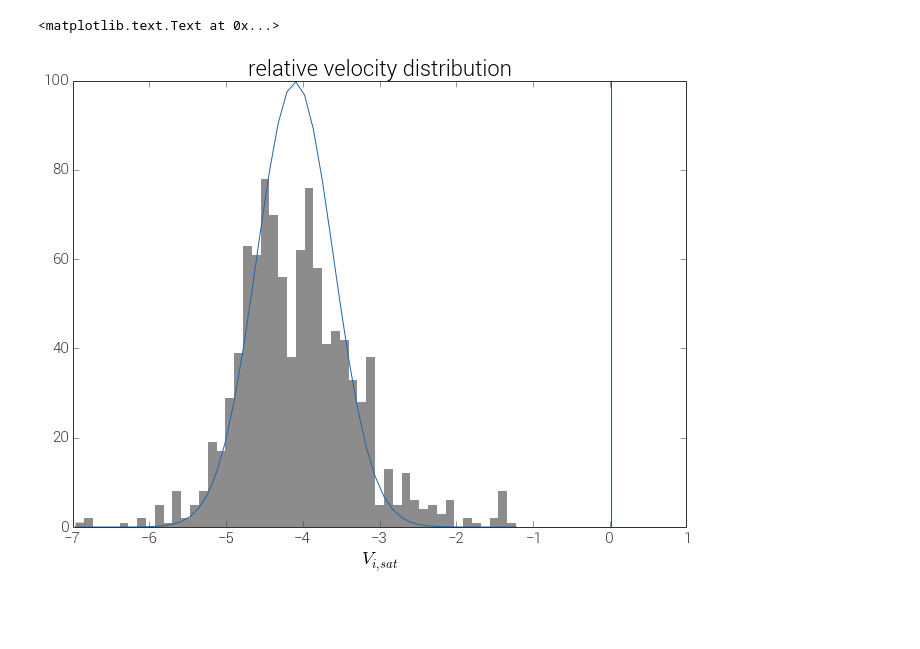
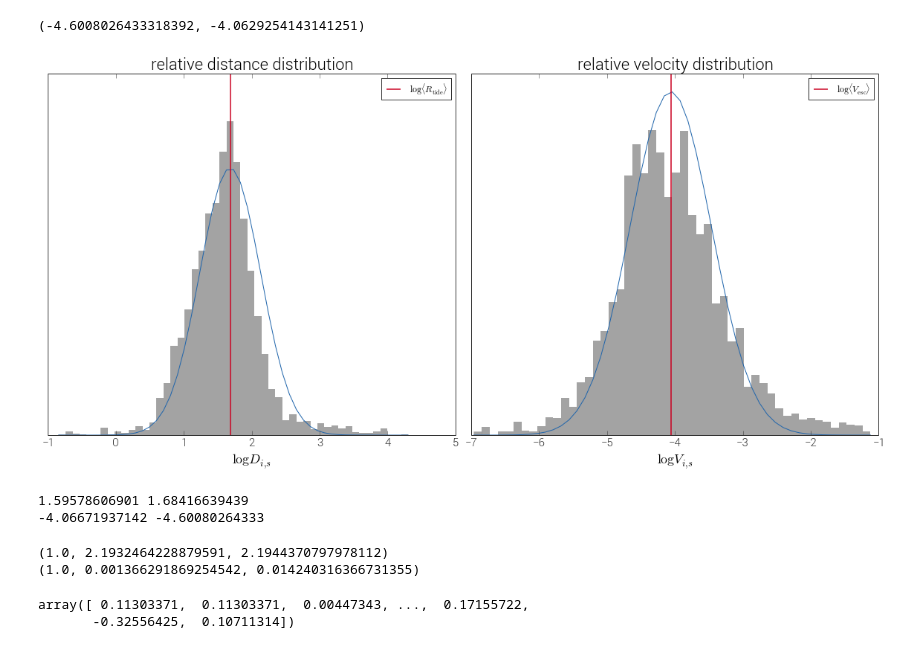
Before and after one commit to adrn/streams, a Jupyter notebook: text/notebooks/Gaussian ring.ipynb, the cells around one changed output. Saved outputs shown, nothing was run; the diff lists cells and outputs as text; code cells hidden in the pictures; blank space fills up the shorter version.

```diff
--- a/text/notebooks/Gaussian ring.ipynb
+++ b/text/notebooks/Gaussian ring.ipynb
@@ -32,0 +16,3 @@ p = sgr.particles(N=1000, expr="tub!=0")
+# %%
+v_disp = np.sqrt(np.var(p_bound["vx"]) + np.var(p_bound["vy"]) + np.var(p_bound["vz"])).value[0]
+v_disp
@@ -142,12 +107,44 @@ def gaussian(x, mu, sigma):
-# %%
-figsize(11,8)
-title("relative velocity distribution")
-
-bins = 50 #np.logspace(-3, 0, 50)
-n,bins,patches = hist(np.log(rel_v), bins=bins, alpha=0.5)
-plot(bins, 125*gaussian(bins, -4.1, 0.5))
-axvline(v_esc.mean(), color='r', label='mean escape velocity')
-xlabel(r"$V_{i,sat}$")
-# %% [output]
-<matplotlib.text.Text at 0x...>
-[figure, removed]
+# %%
+np.log(v_esc.mean()), np.log(v_disp)
+# %% [output]
+(-4.6008026433318392, -4.0629254143141251)
+# %%
+nbins = 50
+fig,axes = plt.subplots(1,2,figsize=(16,8))
+
+n,bins,patches = axes[0].hist(np.log(rel_r), bins=nbins, alpha=0.4, normed=True)
+axes[0].plot(bins, gaussian(bins, np.log(r_tide.mean()), 0.45))
+axes[0].axvline(np.log(r_tide.mean()), color='#ca0020', lw=2., alpha=0.75, label=r'$\log \langle R_{\rm tide}\rangle$')
+axes[0].set_xlabel(r"$\log D_{i,s}$")
+axes[0].set_title("relative distance distribution")
+axes[0].legend()
+axes[0].set_yticks([])
+
+n,bins,patches = axes[1].hist(np.log(rel_v), bins=nbins, alpha=0.4, normed=True)
+#axes[1].plot(bins, gaussian(bins, np.log(v_esc.mean()), 0.6))
+axes[1].plot(bins, gaussian(bins, np.log(v_disp), 0.6))
+#axes[1].axvline(np.log(v_esc.mean()), color='#ca0020', lw=2., alpha=0.75, label=r'$\log \langle V_{\rm esc}\rangle$')
+axes[1].axvline(np.log(v_disp), color='#ca0020', lw=2., alpha=0.75, label=r'$\log \langle V_{\rm esc}\rangle$')
+axes[1].set_xlabel(r"$\log V_{i,s}$")
+axes[1].set_title("relative velocity distribution")
+axes[1].legend()
+axes[1].set_yticks([])
+
+plt.tight_layout()
+# %% [output]
+[figure, added]
+# %%
+from scipy.stats import norm, lognorm, chi
+
+print norm.fit(np.log(rel_r))[0], np.log(r_tide.mean())
+print norm.fit(np.log(rel_v))[0], np.log(v_esc.mean())
+# %% [output]
+1.59578606901 1.68416639439
+-4.06671937142 -4.60080264333
+# %%
+print lognorm.fit(rel_r)
+print lognorm.fit(rel_v)
+#print norm.fit(np.log(rel_v))[0], np.log(v_esc.mean())
+# %% [output]
+(1.0, 2.1932464228879591, 2.1944370797978112)
+(1.0, 0.001366291869254542, 0.014240316366731355)
@@ -153,0 +153,5 @@ xlabel(r"$V_{i,sat}$")
+# %%
+(np.log(rel_v) - np.log(v_disp))/np.log(v_disp)
+# %% [output]
+array([ 0.11303371,  0.11303371,  0.00447343, ...,  0.17155722,
+       -0.32556425,  0.10711314])
```
Also changed, not shown: parts of 20 cells of this notebook, 1 other file.
